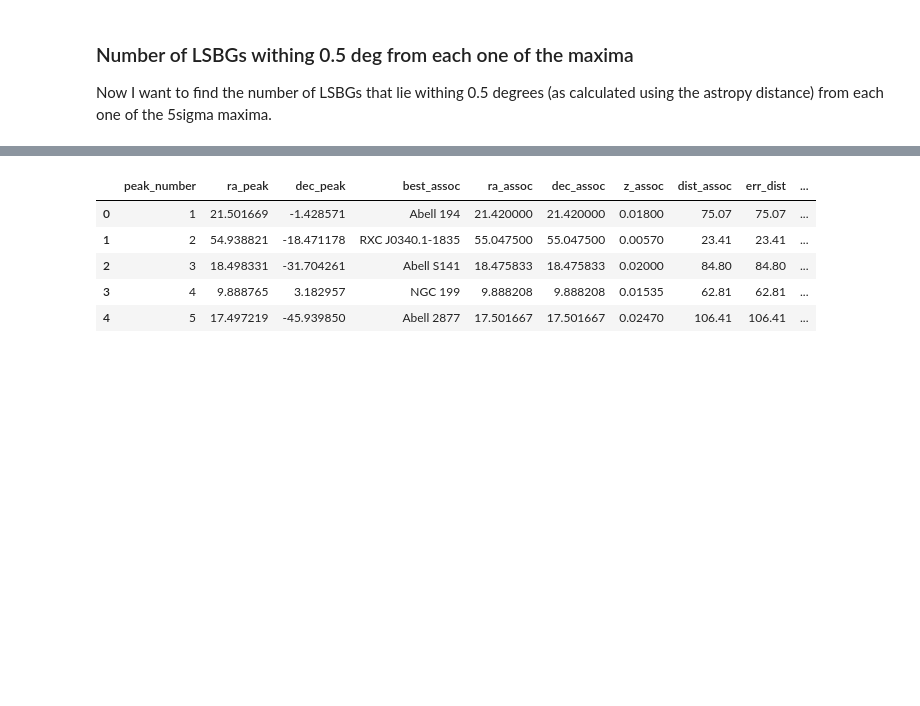
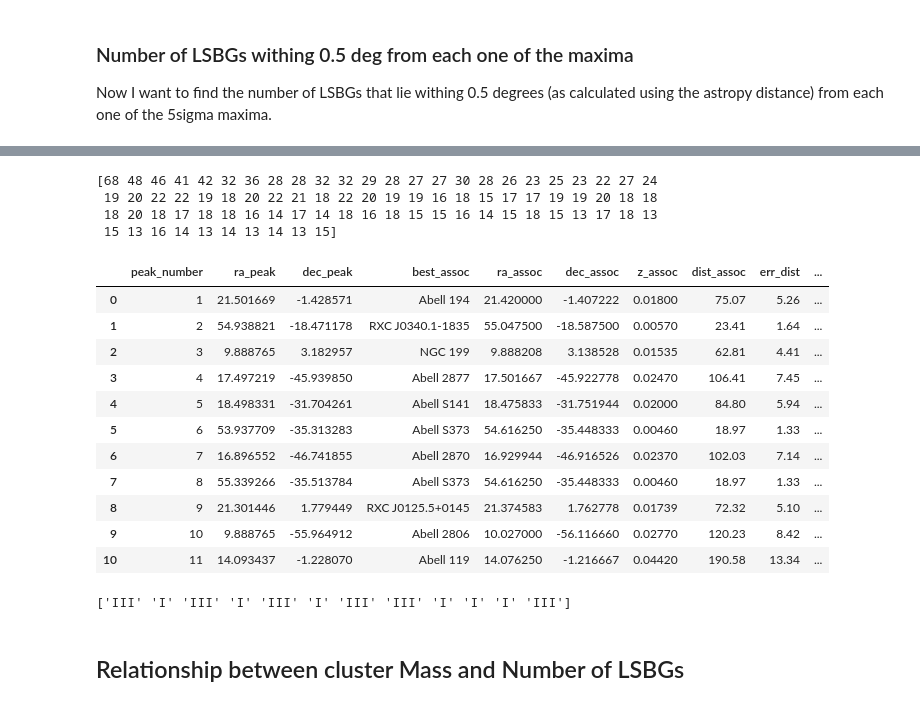
Before and after one commit to dtanoglidis/LSBG-final-codes, a Jupyter notebook: Cluster_Finding.ipynb, the cells around one changed output, grey strips where cells are left out. Saved outputs shown, nothing was run; the diff lists cells and outputs as text; code cells hidden in the pictures; blank space fills up the shorter version.

```diff
--- a/Cluster_Finding.ipynb
+++ b/Cluster_Finding.ipynb
@@ -656,28 +616,0 @@ Now put everything in order - sort them
-# %%
-# Peak number
-peak_number = np.arange(1,89)
-# ================================
-# RA and DEC of peaks
-ra_peak = ra_5s[sort_indx_1]
-dec_peak = dec_5s[sort_indx_1]
-# ================================
-# Name of the associations
-best_assoc = Assoc_names_array[sort_indx_1]
-# ================================
-# RA and DEC of the associations
-ra_ass = ra_assoc[sort_indx_1]
-dec_ass = dec_assoc[sort_indx_1]
-# ================================
-# Redshift of the association
-z_assoc = redshift[sort_indx_1]
-# ================================
-# Distance to the association and error
-dist_assoc = dist[sort_indx_1]
-err_dist = dist[sort_indx_1]
-# ================================
-# number of galaxies around 0.5 degrees
-n_05 = num_LSBGs[sort_indx_1]
-# ================================
-# Quality
-qualitino = np.asarray(Qual)
-quality = qualitino[sort_indx_1]
@@ -706,27 +617,42 @@ print(best_assoc)
+# %%
+num_LSBGs_sort = num_LSBGs[sort_indx]
+print(num_LSBGs_sort)
+peak_number = np.arange(1,83)
+# %% [output]
+[68 48 46 41 42 32 36 28 28 32 32 29 28 27 27 30 28 26 23 25 23 22 27 24
+ 19 20 22 22 19 18 20 22 21 18 22 20 19 19 16 18 15 17 17 19 19 20 18 18
+ 18 20 18 17 18 18 16 14 17 14 18 16 18 15 15 16 14 15 18 15 13 17 18 13
+ 15 13 16 14 13 14 13 14 13 15]
 # %%
 import pandas as pd
 from collections import OrderedDict
 # %%
 peak_df = pd.DataFrame( OrderedDict((
     ('peak_number', pd.Series(peak_number)),
-    ('ra_peak', pd.Series(ra_peak)),
-    ('dec_peak', pd.Series(dec_peak)),
+    ('ra_peak', pd.Series(ra_sort)),
+    ('dec_peak', pd.Series(dec_sort)),
     ('best_assoc',pd.Series(best_assoc)),
-    ('ra_assoc', pd.Series(ra_ass)),
-    ('dec_assoc', pd.Series(ra_ass)),
+    ('ra_assoc', pd.Series(ra_assoc)),
+    ('dec_assoc', pd.Series(dec_assoc)),
     ('z_assoc', pd.Series(z_assoc)),
     ('dist_assoc', pd.Series(dist_assoc)),
     ('err_dist', pd.Series(err_dist)),
-    ('n_05', pd.Series(n_05)),
+    ('n_05', pd.Series(num_LSBGs_sort)),
     ('quality', pd.Series(quality))
 )))
 # %%
-peak_df.head()
+peak_df.head(11)
 # %% [output]
 |  | peak_number | ra_peak | dec_peak | best_assoc | ra_assoc | dec_assoc | z_assoc | dist_assoc | err_dist | ... |
-| 0 | 1 | 21.501669 | -1.428571 | Abell 194 | 21.420000 | 21.420000 | 0.01800 | 75.07 | 75.07 | ... |
-| 1 | 2 | 54.938821 | -18.471178 | RXC J0340.1-1835 | 55.047500 | 55.047500 | 0.00570 | 23.41 | 23.41 | ... |
-| 2 | 3 | 18.498331 | -31.704261 | Abell S141 | 18.475833 | 18.475833 | 0.02000 | 84.80 | 84.80 | ... |
-| 3 | 4 | 9.888765 | 3.182957 | NGC 199 | 9.888208 | 9.888208 | 0.01535 | 62.81 | 62.81 | ... |
-| 4 | 5 | 17.497219 | -45.939850 | Abell 2877 | 17.501667 | 17.501667 | 0.02470 | 106.41 | 106.41 | ... |
+| 0 | 1 | 21.501669 | -1.428571 | Abell 194 | 21.420000 | -1.407222 | 0.01800 | 75.07 | 5.26 | ... |
+| 1 | 2 | 54.938821 | -18.471178 | RXC J0340.1-1835 | 55.047500 | -18.587500 | 0.00570 | 23.41 | 1.64 | ... |
+| 2 | 3 | 9.888765 | 3.182957 | NGC 199 | 9.888208 | 3.138528 | 0.01535 | 62.81 | 4.41 | ... |
+| 3 | 4 | 17.497219 | -45.939850 | Abell 2877 | 17.501667 | -45.922778 | 0.02470 | 106.41 | 7.45 | ... |
+| 4 | 5 | 18.498331 | -31.704261 | Abell S141 | 18.475833 | -31.751944 | 0.02000 | 84.80 | 5.94 | ... |
+| 5 | 6 | 53.937709 | -35.313283 | Abell S373 | 54.616250 | -35.448333 | 0.00460 | 18.97 | 1.33 | ... |
+| 6 | 7 | 16.896552 | -46.741855 | Abell 2870 | 16.929944 | -46.916526 | 0.02370 | 102.03 | 7.14 | ... |
+| 7 | 8 | 55.339266 | -35.513784 | Abell S373 | 54.616250 | -35.448333 | 0.00460 | 18.97 | 1.33 | ... |
+| 8 | 9 | 21.301446 | 1.779449 | RXC J0125.5+0145 | 21.374583 | 1.762778 | 0.01739 | 72.32 | 5.10 | ... |
+| 9 | 10 | 9.888765 | -55.964912 | Abell 2806 | 10.027000 | -56.116660 | 0.02770 | 120.23 | 8.42 | ... |
+| 10 | 11 | 14.093437 | -1.228070 | Abell 119 | 14.076250 | -1.216667 | 0.04420 | 190.58 | 13.34 | ... |
 # %%
@@ -733,0 +660,11 @@ peak_df.head()
+# %%
+import numpy as np
+BA = np.asarray(best_assoc)
+Q = np.asarray(quality)
+
+ind = [i for i,x in enumerate(best_assoc) if x=='None'] # => [1, 3]
+print(Q[ind])
+# %% [output]
+['III' 'I' 'III' 'I' 'III' 'I' 'III' 'III' 'I' 'I' 'I' 'III']
+# %% [markdown]
+## Relationship between cluster Mass and Number of LSBGs
```
Also changed, not shown: parts of 96 cells of this notebook, 9 other files.
